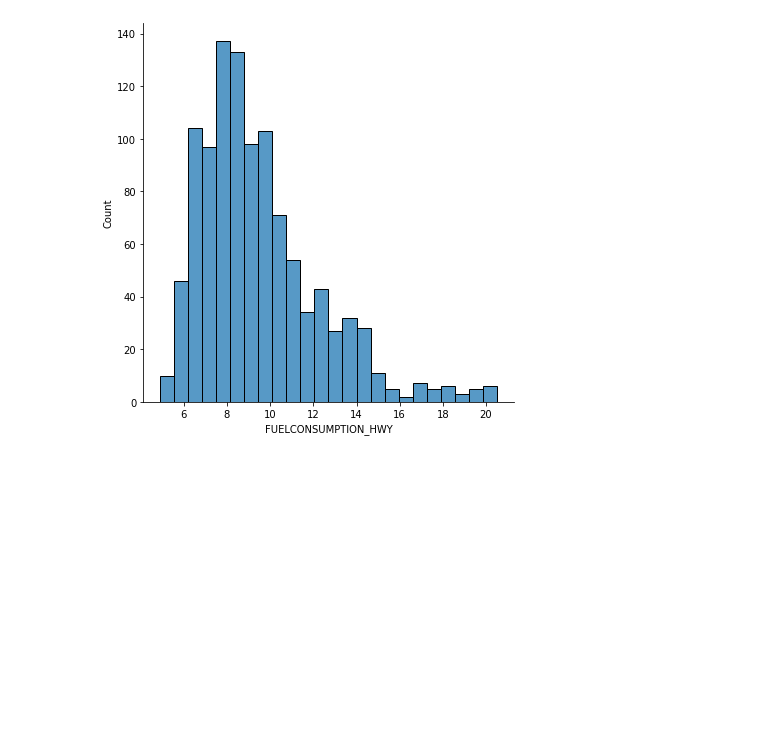
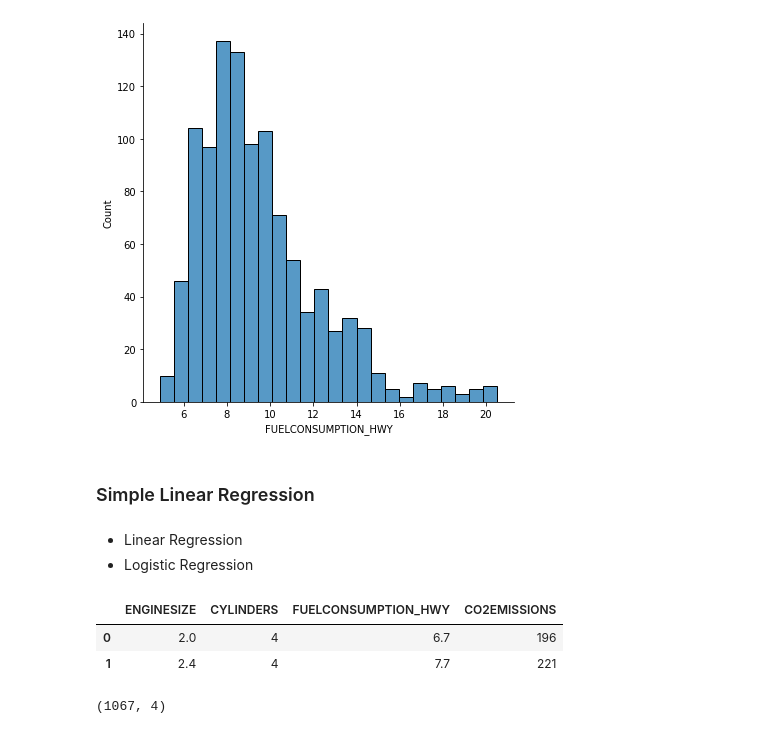
Before and after one commit to yendo1612/MCI_Python_30_Level_2, a Jupyter notebook: Lecture/Lecture_01+02_Linear_Regression/live_lecture_01.ipynb, the cells around one changed output. Drawn from its saved outputs; the diff is of its cells as text; code cells hidden in the pictures; blank space fills up the shorter version.

```diff
--- a/Lecture/Lecture_01+02_Linear_Regression/live_lecture_01.ipynb
+++ b/Lecture/Lecture_01+02_Linear_Regression/live_lecture_01.ipynb
@@ -150,3 +150,8 @@ plt.show()
 sns.displot(data=df, x='FUELCONSUMPTION_HWY', kind='hist', height=6, );
 # %% [output]
 [figure]
+# %% [markdown]
+### Simple Linear Regression
+# %% [markdown]
+- Linear Regression
+- Logistic Regression
@@ -152,0 +162,10 @@ sns.displot(data=df, x='FUELCONSUMPTION_HWY', kind='hist', height=6, );
+# %%
+train_df.head(2)
+# %% [output]
+|  | ENGINESIZE | CYLINDERS | FUELCONSUMPTION_HWY | CO2EMISSIONS |
+| 0 | 2.0 | 4 | 6.7 | 196 |
+| 1 | 2.4 | 4 | 7.7 | 221 |
+# %%
+train_df.shape
+# %% [output]
+(1067, 4)
```
Also changed, not shown: parts of 26 cells of this notebook.
